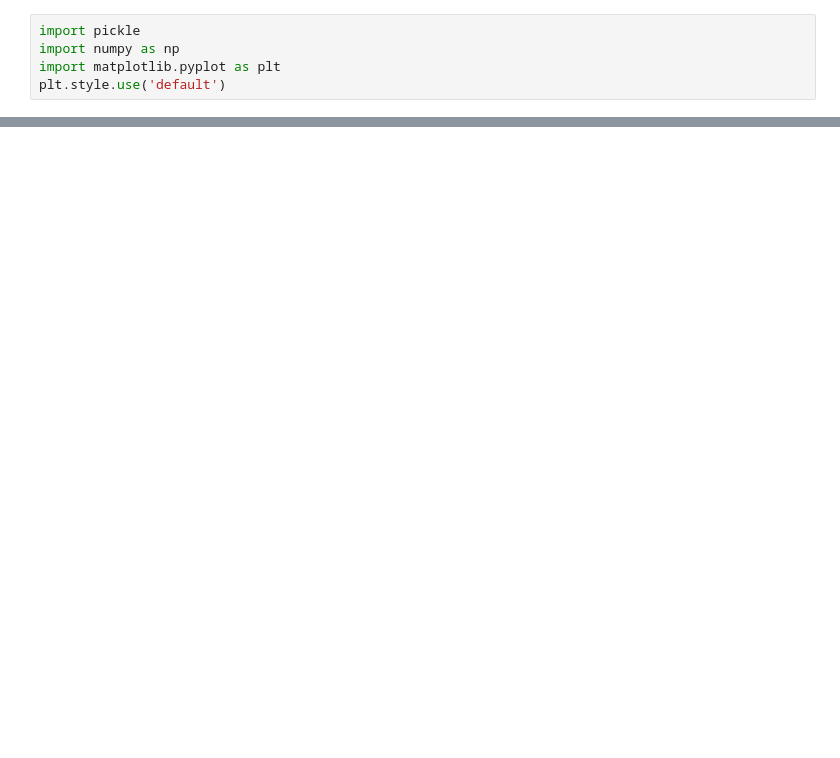
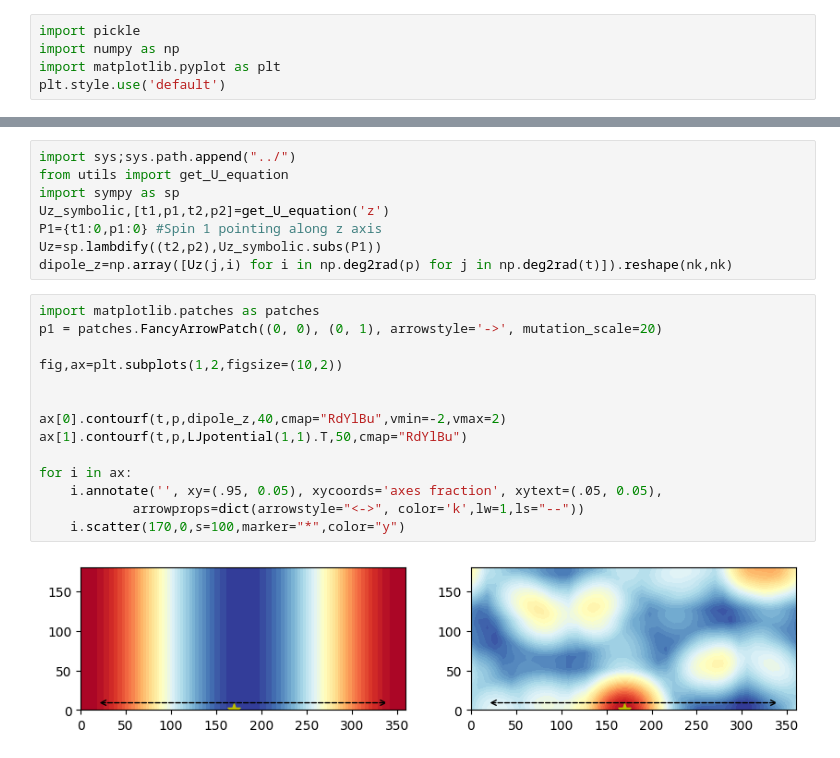
Before and after one commit to santoshkumarradha/spin-model-perovskite, a Jupyter notebook: notebooks/U-potential.ipynb, the cells around one changed output, grey strips where cells are left out. Cells and saved outputs as stored; diff of their text form; blank space fills up the shorter version.

```diff
--- a/notebooks/U-potential.ipynb
+++ b/notebooks/U-potential.ipynb
@@ -75,0 +68,24 @@ plt.colorbar()
+# %%
+import sys;sys.path.append("../")
+from utils import get_U_equation
+import sympy as sp
+Uz_symbolic,[t1,p1,t2,p2]=get_U_equation('z')
+P1={t1:0,p1:0} #Spin 1 pointing along z axis
+Uz=sp.lambdify((t2,p2),Uz_symbolic.subs(P1))
+dipole_z=np.array([Uz(j,i) for i in np.deg2rad(p) for j in np.deg2rad(t)]).reshape(nk,nk)
+# %%
+import matplotlib.patches as patches
+p1 = patches.FancyArrowPatch((0, 0), (0, 1), arrowstyle='->', mutation_scale=20)
+
+fig,ax=plt.subplots(1,2,figsize=(10,2))
+
+
+ax[0].contourf(t,p,dipole_z,40,cmap="RdYlBu",vmin=-2,vmax=2)
+ax[1].contourf(t,p,LJpotential(1,1).T,50,cmap="RdYlBu")
+
+for i in ax:
+    i.annotate('', xy=(.95, 0.05), xycoords='axes fraction', xytext=(.05, 0.05),
+            arrowprops=dict(arrowstyle="<->", color='k',lw=1,ls="--"))
+    i.scatter(170,0,s=100,marker="*",color="y")
+# %% [output]
+[figure, added]
```
Also changed, not shown: parts of 5 cells of this notebook, 7 other files.
